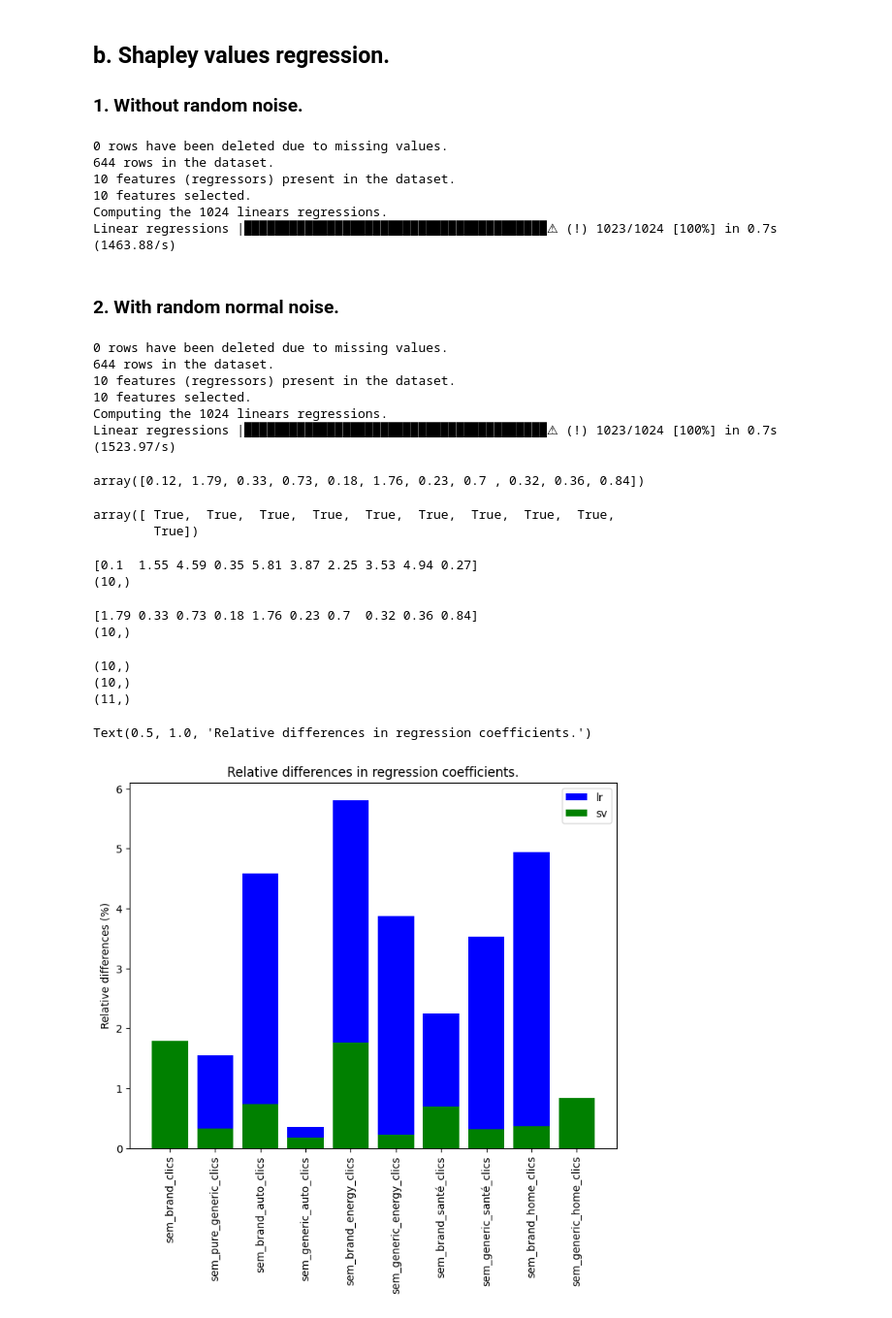
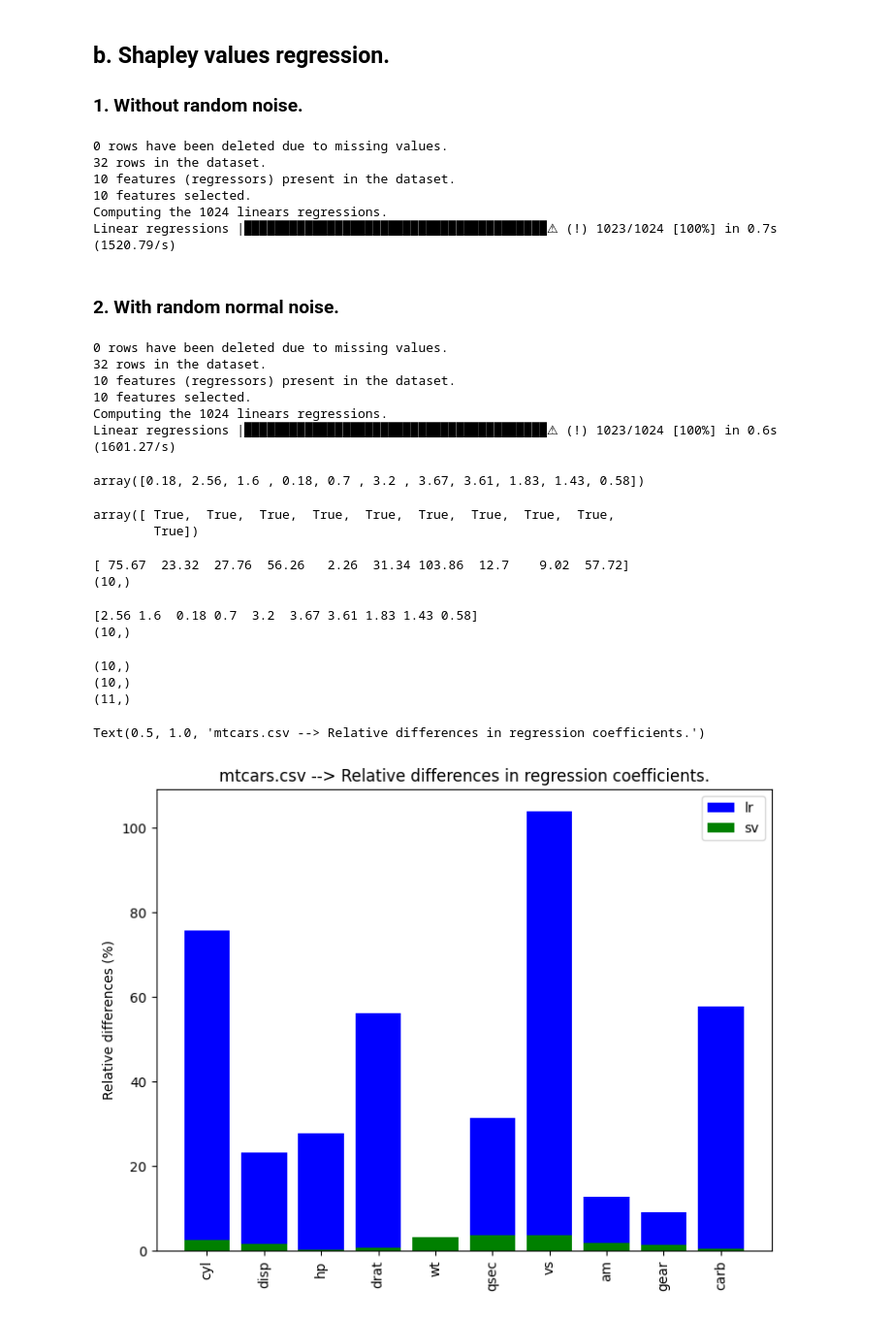
Before and after one commit to jxraynaud/svreg, a Jupyter notebook: examples/example_robustness.ipynb, the cells around one changed output. Shown at 97% size. Drawn from its saved outputs; the diff is of its cells as text; code cells hidden in the pictures.

```diff
--- a/examples/example_robustness.ipynb
+++ b/examples/example_robustness.ipynb
@@ -30,8 +30,8 @@ Intel(R) Extension for Scikit-learn* enabled (https://github.com/intel/scikit-le
 # %% [markdown]
 # I) Preprocessing the data
 # %%
-name_dataset = "group_m_secret.csv"
-# name_dataset = "mtcars.csv"
+# name_dataset = "group_m_secret.csv"
+name_dataset = "mtcars.csv"
 num_features_retained = 10
 path_dataset = os.path.join("../data", name_dataset)
 if name_dataset == "group_m_secret.csv":
@@ -146,7 +147,7 @@ array([ True,  True,  True,  True,  True,  True,  True,  True,  True,
 # %%
 sv_reg = SvRegression(
     data=data_sv,
-    ind_predictors_selected=list(range(10)),
+    ind_predictors_selected=list(range(num_features_retained)),
     target=target,
 )
 
@@ -157,11 +158,11 @@ coeffs = sv_reg.fit()
 coeffs_sv_without_noise = sv_reg.coeffs
 # %% [output]
 0 rows have been deleted due to missing values.
-644 rows in the dataset.
+32 rows in the dataset.
 10 features (regressors) present in the dataset.
 10 features selected.
 Computing the 1024 linears regressions.
-Linear regressions |████████████████████████████████████████⚠︎ (!) 1023/1024 [100%] in 0.7s (1463.88/s)
+Linear regressions |████████████████████████████████████████⚠︎ (!) 1023/1024 [100%] in 0.7s (1520.79/s)
 # %% [markdown]
 ### 2. With random normal noise.
 # %%
@@ -176,7 +177,7 @@ for feature in data_sv.columns[1:]:
 # %%
 sv_reg = SvRegression(
     data=data_sv_noise,
-    ind_predictors_selected=list(range(10)),
+    ind_predictors_selected=list(range(num_features_retained)),
     target=target,
 )
 
@@ -187,11 +188,11 @@ coeffs = sv_reg.fit()
 coeffs_sv_with_noise = sv_reg.coeffs
 # %% [output]
 0 rows have been deleted due to missing values.
-644 rows in the dataset.
+32 rows in the dataset.
 10 features (regressors) present in the dataset.
 10 features selected.
 Computing the 1024 linears regressions.
-Linear regressions |████████████████████████████████████████⚠︎ (!) 1023/1024 [100%] in 0.7s (1523.97/s)
+Linear regressions |████████████████████████████████████████⚠︎ (!) 1023/1024 [100%] in 0.6s (1601.27/s)
 # %%
 # Relative diffs (%)
 coeff_diff_sv = coeffs_sv_with_noise - coeffs_sv_without_noise
@@ -200,7 +201,7 @@ relative_diff_sv = 100 * (np.absolute(coeff_diff_sv) / mean_coeff)
 relative_diff_sv = np.around(relative_diff_sv, decimals=2)
 relative_diff_sv
 # %% [output]
-array([0.12, 1.79, 0.33, 0.73, 0.18, 1.76, 0.23, 0.7 , 0.32, 0.36, 0.84])
+array([0.18, 2.56, 1.6 , 0.18, 0.7 , 3.2 , 3.67, 3.61, 1.83, 1.43, 0.58])
 # %%
 # Signs
 sign_coeff_without_noise = np.sign(coeff_without_noise)
@@ -215,31 +216,31 @@ array([ True,  True,  True,  True,  True,  True,  True,  True,  True,
 print(relative_diff_lr)
 print(relative_diff_lr.shape)
 # %% [output]
-[0.1  1.55 4.59 0.35 5.81 3.87 2.25 3.53 4.94 0.27]
+[ 75.67  23.32  27.76  56.26   2.26  31.34 103.86  12.7    9.02  57.72]
 (10,)
 # %%
 print(relative_diff_sv[1:])
 print(relative_diff_sv[1:].shape)
 # %% [output]
-[1.79 0.33 0.73 0.18 1.76 0.23 0.7  0.32 0.36 0.84]
+[2.56 1.6  0.18 0.7  3.2  3.67 3.61 1.83 1.43 0.58]
 (10,)
 # %%
 fig = plt.figure()
 ax = fig.add_axes([0,0,1,1])
 names = data_sv.columns[1:]
 print(names.shape)
 print(relative_diff_lr.shape)
 print(relative_diff_sv.shape)
 ax.bar(names, relative_diff_lr, color="b", label="lr")
 _ = plt.xticks(rotation = 90)
 ax.bar(names, relative_diff_sv[1:], color="g", label="sv")
 ax.set_ylabel('Relative differences (%)')
 ax.legend(labels=['lr', 'sv'])
-plt.title("Relative differences in regression coefficients.")
+plt.title(f"{name_dataset} --> Relative differences in regression coefficients.")
 # sns.barplot(relative_diff_sv, ax=ax2, color="r")
 # %% [output]
 (10,)
 (10,)
 (11,)
-Text(0.5, 1.0, 'Relative differences in regression coefficients.')
+Text(0.5, 1.0, 'mtcars.csv --> Relative differences in regression coefficients.')
-[figure, old version]
+[figure, new version]
```
Also changed, not shown: parts of 4 cells of this notebook.
